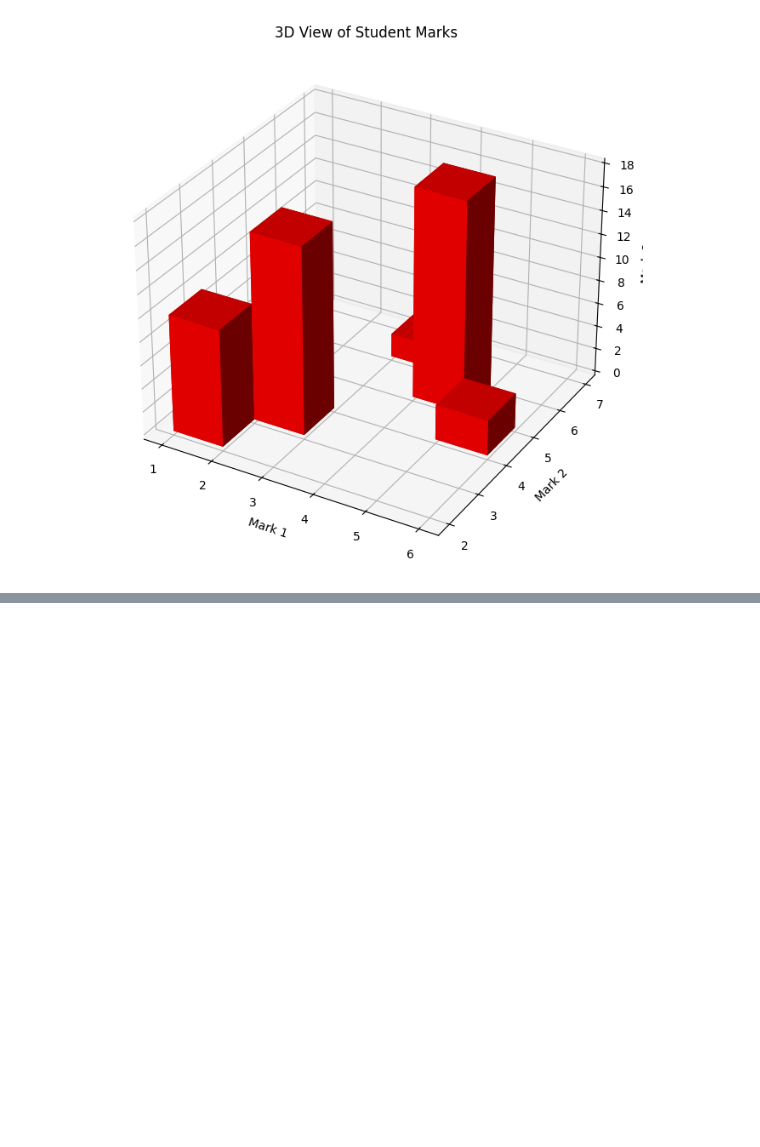
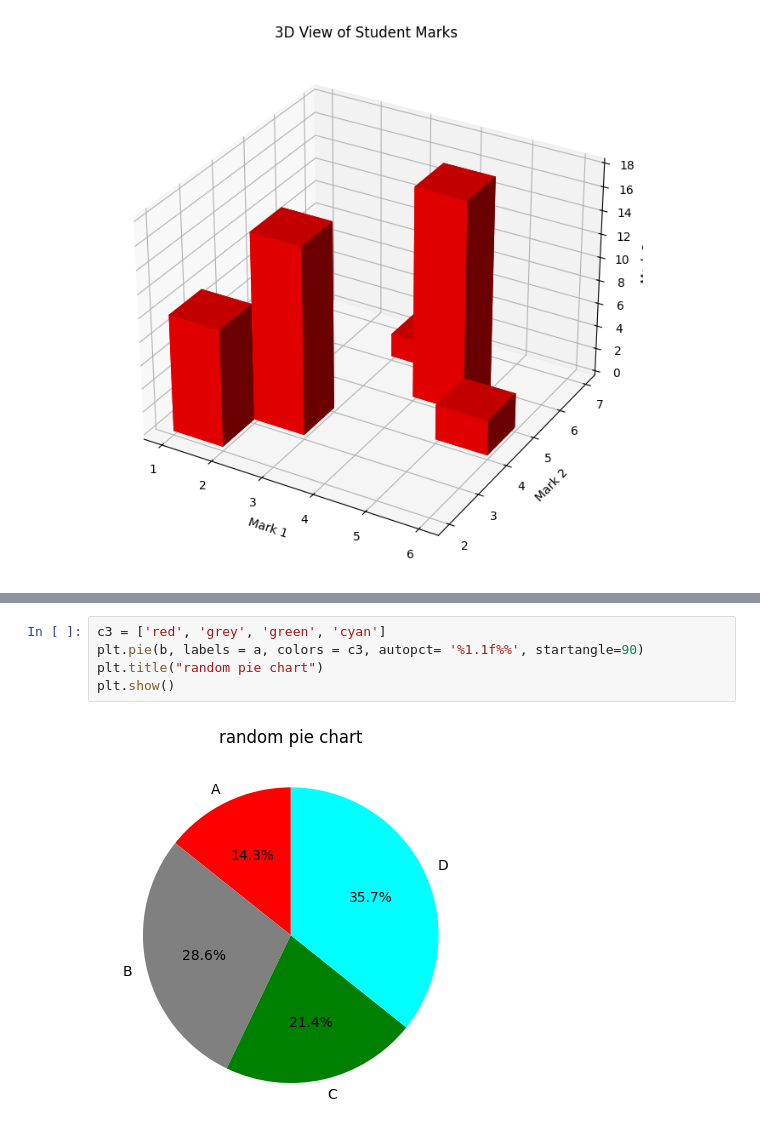
Before and after one commit to Avinash2003-11/Machine-learning, a Jupyter notebook: exp.ipynb, the cells around one changed output, grey strips where cells are left out. Cells and saved outputs as stored; diff of their text form; blank space fills up the shorter version.

```diff
--- a/exp.ipynb
+++ b/exp.ipynb
@@ -438,0 +472,7 @@ plt.show()
+# %%
+c3 = ['red', 'grey', 'green', 'cyan']
+plt.pie(b, labels = a, colors = c3, autopct= '%1.1f%%', startangle=90)
+plt.title("random pie chart")
+plt.show()
+# %% [output]
+[figure, added]
```
Also changed, not shown: parts of 5 cells of this notebook.
